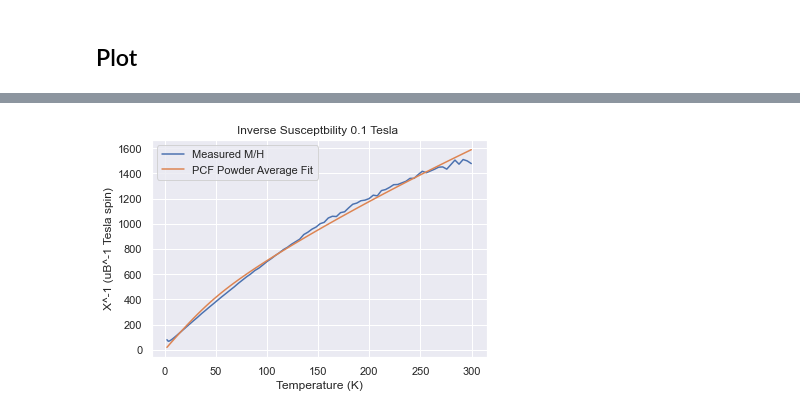
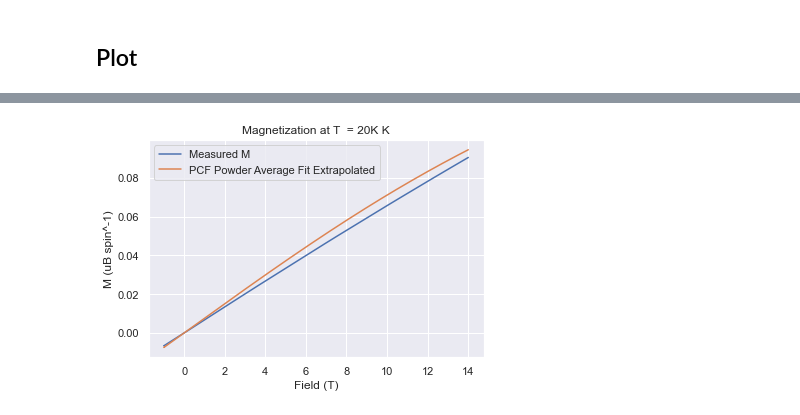
Before and after one commit to JensenKaplan/ActiveResearch, a Jupyter notebook: MvsT/Fitting Susceptibility Powder Average.ipynb, the cells around one changed output, grey strips where cells are left out. Cells and saved outputs as stored; diff of their text form; code cells hidden in the pictures.

Commit message:
Extended to produce magnetization curves from fitted susceptibility powder averaging coefficients

```diff
--- a/MvsT/Fitting Susceptibility Powder Average.ipynb
+++ b/MvsT/Fitting Susceptibility Powder Average.ipynb
@@ -83,6 +83,7 @@ else:
 # %%
 saveDir = getSaveDir('m',comp = comp) #General Directory for the project
 MTDir = getSaveDir('m',comp = comp, dataType = 'MT') #MvsT data
+MHDir = getSaveDir('m',comp = comp, dataType = 'MH') #MvsH data
 
 # Loading data for M vs T
 #####################################################################################################################################################################
@@ -90,15 +91,25 @@ runs = []
 for i in os.listdir(MTDir):
     if i.endswith('.DAT') or i.endswith('.dat'): #This was a safeguard against a situation arising at an earlier implementation of my code.
         runs.append(i)
-MTdata = {}
 for i in runs:
     M,H,T,MErr,mass,measType = getData(i,MTDir, who = who, dataType = 'MT')
     M = normalize(M,mass,molweight,per)
     MErr = normalize(MErr,mass,molweight,per)
     MTdata[measType] = [M,H,T,MErr,mass]
 
+runs = []
+for i in os.listdir(MHDir):
+    if i.endswith('.DAT'): #This was a safeguard against a situation arising at an earlier implementation of my code.
+        runs.append(i)
+MHdata = {}
+for i in runs:
+    M, H, Err, mass, T = getData(i,MHDir,who = who, dataType = 'MH')
+    M = normalize(M,mass,molweight, per)
+    Err = normalize(Err,mass,molweight, per)
+    MHdata[T] = [M,H,Err,mass,i]
+
 #Either 'ZFC' or 'FC'
-M,H,T,MErr,mass = MTdata['ZFC']
+M,H,T,MErr,mass = MTdata['FC']
 
 MBohr = emuToBohr2(M)
 HTes = oeToTesla(H)
@@ -125,7 +136,7 @@ params['c'].set(value = 1/3, min = .0001, max = 1)
 
 # Fit model to data
 Ha = .1
-fitted = magModel.fit(Xi,params,Pr = Pr, Ha = Ha, T = T, LS_on = LS_on, ion = ion)
-fitted.params.pretty_print()
+XFitted = magModel.fit(Xi,params,Pr = Pr, Ha = Ha, T = T, LS_on = LS_on, ion = ion)
+XFitted.params.pretty_print()
 # %% [output]
 Name     Value      Min      Max   Stderr     Vary     Expr Brute_Step
@@ -137,11 +159,27 @@ c    0.1196   0.0001        1  0.02699     True     None     None
 # %%
+# Choosing 20K run
+T = '20K'
+Temp = getTemp(MHdata[T][-1], who = who)
+M, H, Err, mass, filename = MHdata[T]
+M = emuToBohr2(M)
+H = oeToTesla(H)
+
+mag = []
+for i in H:
+    if LS_on:
+        mag.append(XFitted.params['a']*Pr.magnetization(Temp = Temp, Field = [i, 0, 0])[0] + XFitted.params['a']*Pr.magnetization(Temp = Temp, Field = [0, i, 0])[1] + XFitted.params['c']*Pr.magnetization(Temp = Temp, Field = [0, 0, i])[2])
+    else:
+        mag.append(XFitted.params['a']*Pr.magnetization(Temp = Temp, Field = [i, 0, 0], ion=ion)[0] + XFitted.params['a']*Pr.magnetization(Temp = Temp, Field = [0, i, 0], ion = ion)[1] + XFitted.params['c']*Pr.magnetization(Temp = Temp, Field = [0, 0, i], ion = ion)[2])
+
+mag = -1*np.array(mag)
+
 plt.figure()
-plt.plot(T,Xi, label = 'Measured M/H')
-plt.plot(T,fitted.best_fit, label = 'PCF Powder Average Fit')
-plt.xlabel('Temperature (K)')
-plt.ylabel('X^-1 (uB^-1 Tesla spin)')
+plt.plot(H,M, label = 'Measured M')
+plt.plot(H, mag , label = 'PCF Powder Average Fit Extrapolated')
+plt.xlabel('Field (T)')
+plt.ylabel('M (uB spin^-1)')
 plt.legend()
-plt.title('Inverse Susceptbility {} Tesla '.format(.1))
+plt.title('Magnetization at T  = {} K'.format(T))
 plt.show()
 # %% [output]
-[figure, old version]
+[figure, new version]
```
Also changed, not shown: parts of 3 cells of this notebook.
